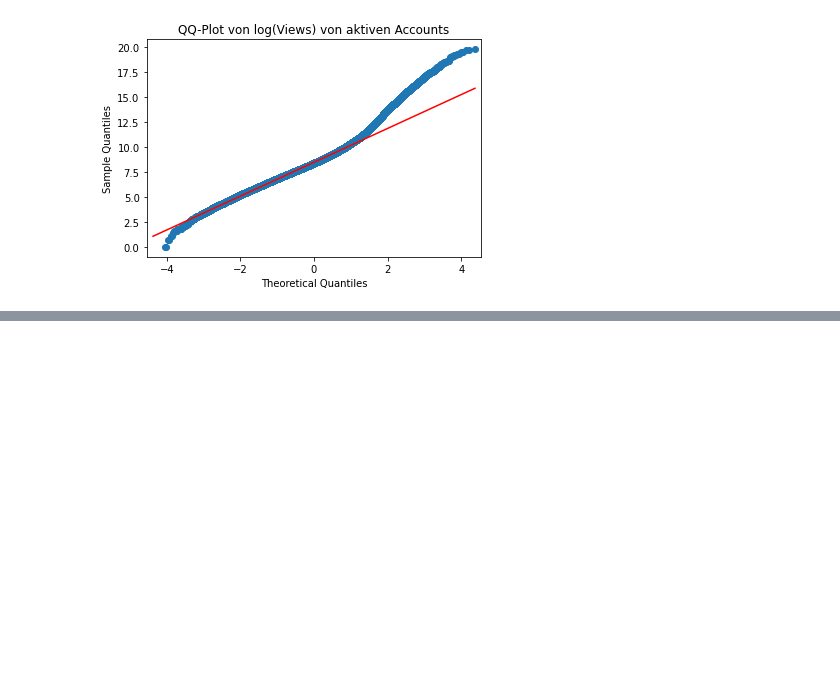
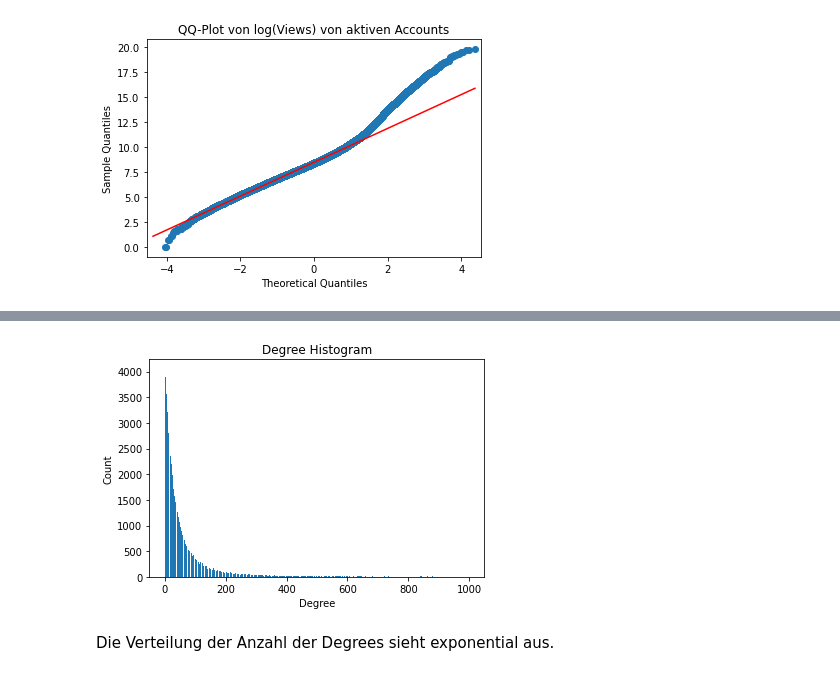
Before and after one commit to kenfus/SAN, a Jupyter notebook: main.ipynb, the cells around one changed output, grey strips where cells are left out. Cells and saved outputs as stored; diff of their text form; code cells hidden in the pictures; blank space fills up the shorter version.

```diff
--- a/main.ipynb
+++ b/main.ipynb
@@ -316,0 +365,11 @@ Die Verteilung der Views scheint eine `lognorm`-Verteilung zu sein, mit massiven
+# %%
+degree = nx.degree_histogram(G)[:1000]
+plt.bar(x=range(len(degree)), height=degree)
+plt.title('Degree Histogram')
+plt.xlabel('Degree')
+plt.ylabel('Count')
+plt.show()
+# %% [output]
+[figure, added]
+# %% [markdown]
+Die Verteilung der Anzahl der Degrees sieht exponential aus.
```
Also changed, not shown: parts of 11 cells of this notebook.
